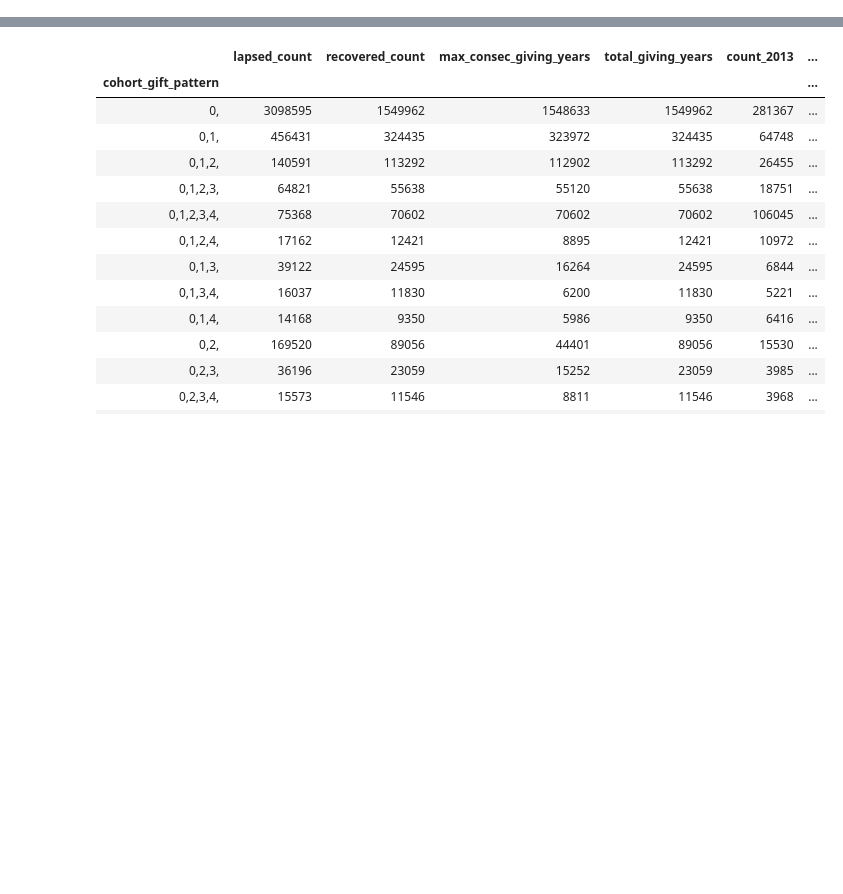
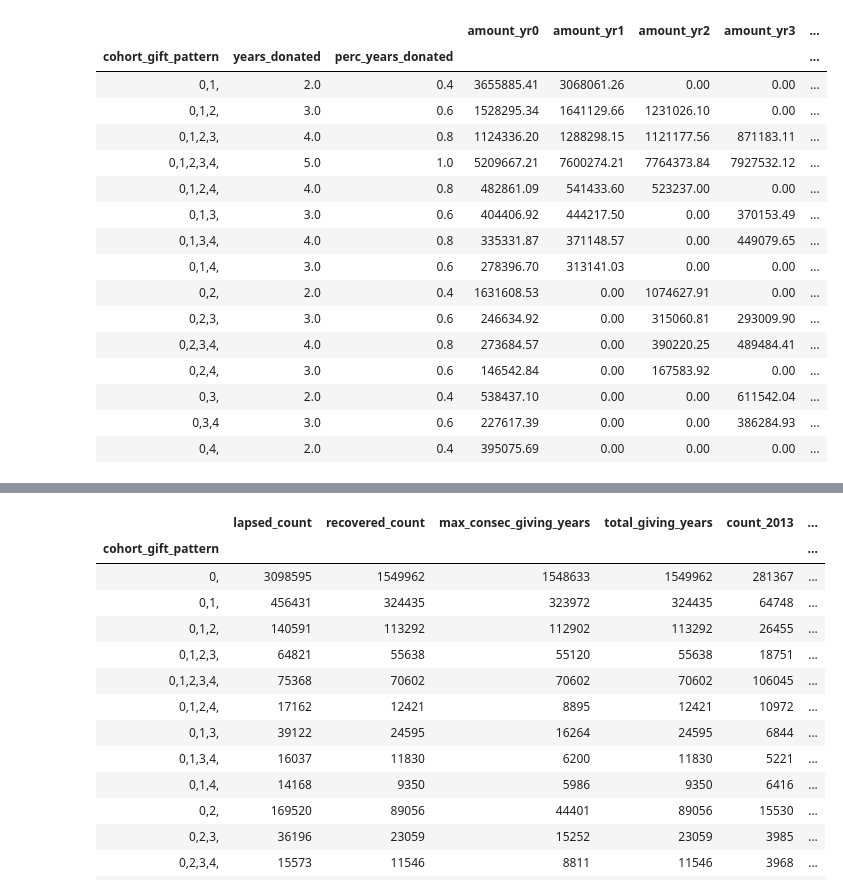
Before and after one commit to erinmarieanderson/donations, a Jupyter notebook: notebooks/8_analysis_of_cohort_behavior_continued.ipynb, the cells around one changed output, grey strips where cells are left out. Drawn from its saved outputs; the diff is of its cells as text; code cells hidden in the pictures; blank space fills up the shorter version.

```diff
--- a/notebooks/8_analysis_of_cohort_behavior_continued.ipynb
+++ b/notebooks/8_analysis_of_cohort_behavior_continued.ipynb
@@ -234,0 +309,20 @@ c13__repeat_yr_amounts_sorted=c13__repeat_yr_amounts.sort_values('amount_yr0', a
+# %%
+c13__repeat_yr_amounts
+# %% [output]
+|  |  |  | amount_yr0 | amount_yr1 | amount_yr2 | amount_yr3 | ... |
+| cohort_gift_pattern | years_donated | perc_years_donated |  |  |  |  | ... |
+| 0,1, | 2.0 | 0.4 | 3655885.41 | 3068061.26 | 0.00 | 0.00 | ... |
+| 0,1,2, | 3.0 | 0.6 | 1528295.34 | 1641129.66 | 1231026.10 | 0.00 | ... |
+| 0,1,2,3, | 4.0 | 0.8 | 1124336.20 | 1288298.15 | 1121177.56 | 871183.11 | ... |
+| 0,1,2,3,4, | 5.0 | 1.0 | 5209667.21 | 7600274.21 | 7764373.84 | 7927532.12 | ... |
+| 0,1,2,4, | 4.0 | 0.8 | 482861.09 | 541433.60 | 523237.00 | 0.00 | ... |
+| 0,1,3, | 3.0 | 0.6 | 404406.92 | 444217.50 | 0.00 | 370153.49 | ... |
+| 0,1,3,4, | 4.0 | 0.8 | 335331.87 | 371148.57 | 0.00 | 449079.65 | ... |
+| 0,1,4, | 3.0 | 0.6 | 278396.70 | 313141.03 | 0.00 | 0.00 | ... |
+| 0,2, | 2.0 | 0.4 | 1631608.53 | 0.00 | 1074627.91 | 0.00 | ... |
+| 0,2,3, | 3.0 | 0.6 | 246634.92 | 0.00 | 315060.81 | 293009.90 | ... |
+| 0,2,3,4, | 4.0 | 0.8 | 273684.57 | 0.00 | 390220.25 | 489484.41 | ... |
+| 0,2,4, | 3.0 | 0.6 | 146542.84 | 0.00 | 167583.92 | 0.00 | ... |
+| 0,3, | 2.0 | 0.4 | 538437.10 | 0.00 | 0.00 | 611542.04 | ... |
+| 0,3,4 | 3.0 | 0.6 | 227617.39 | 0.00 | 0.00 | 386284.93 | ... |
+| 0,4, | 2.0 | 0.4 | 395075.69 | 0.00 | 0.00 | 0.00 | ... |
```
Also changed, not shown: parts of 67 cells of this notebook, 1 other file.
